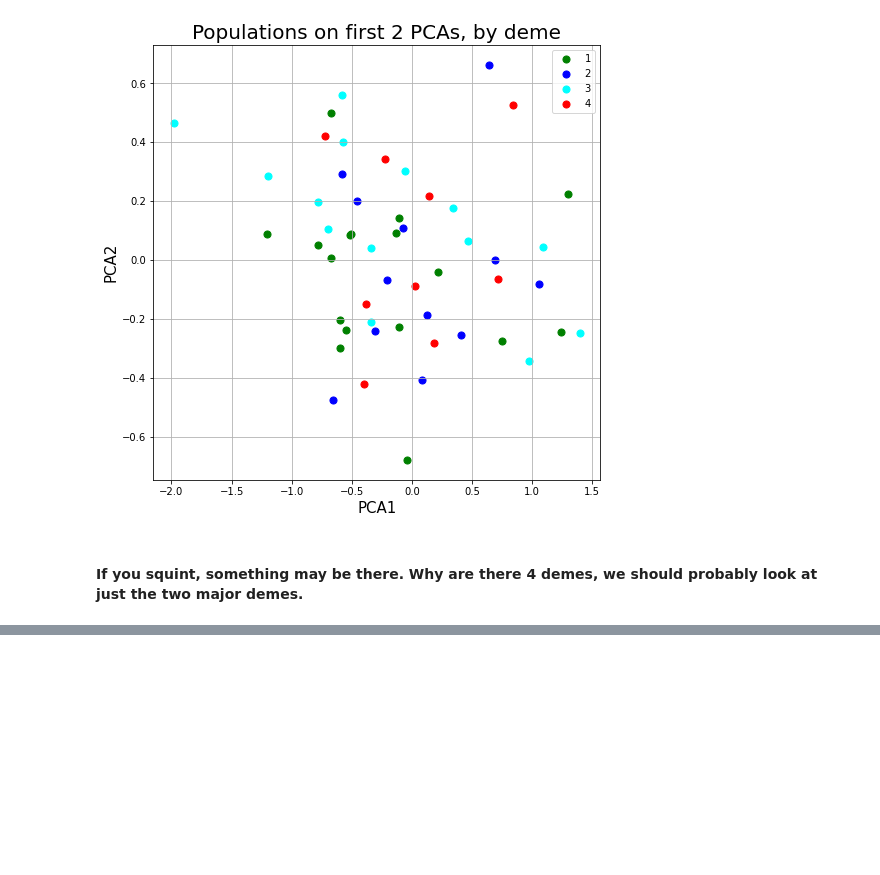
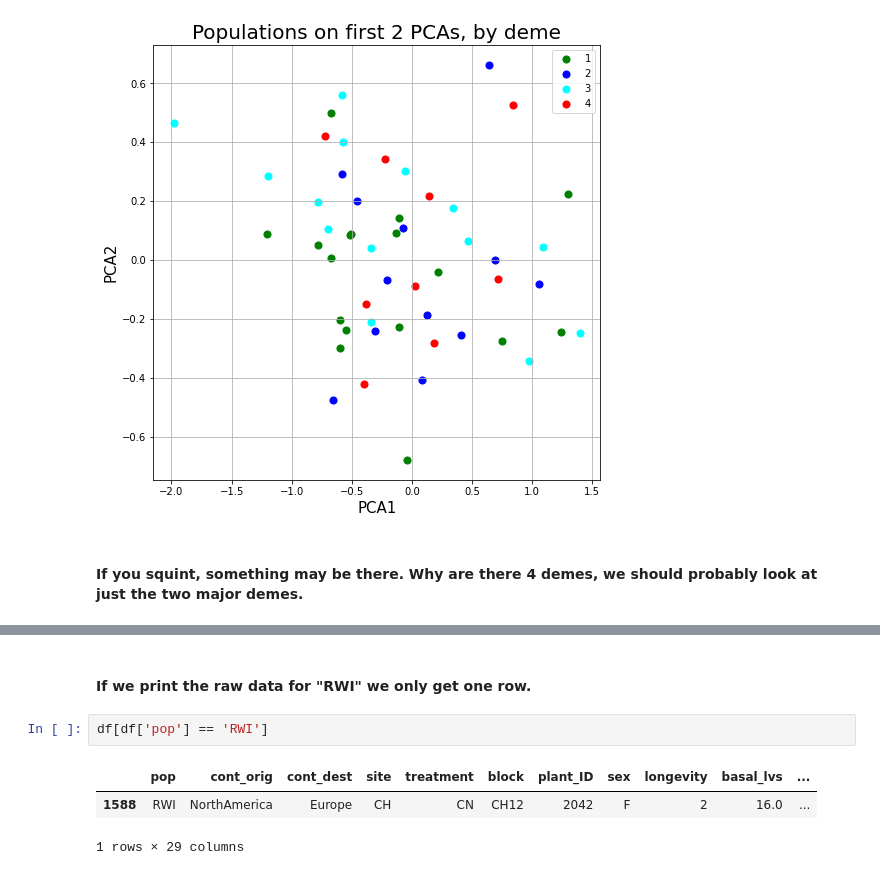
Before and after one commit to taylordouglasr/Silene-Invasive-Data, a Jupyter notebook: analysis/DT_Trait_summaries copy.ipynb, the cells around one changed output, grey strips where cells are left out. Saved outputs shown, nothing was run; the diff lists cells and outputs as text; blank space fills up the shorter version.

Commit message:
Updated Notebook
I also found an error in the data so need to re-work

```diff
--- a/analysis/DT_Trait_summaries copy.ipynb
+++ b/analysis/DT_Trait_summaries copy.ipynb
@@ -306,0 +338,8 @@ ax.grid()
+# %% [markdown]
+#### If we print the raw data for "RWI" we only get one row.
+# %%
+df[df['pop'] == 'RWI']
+# %% [output]
+|  | pop | cont_orig | cont_dest | site | treatment | block | plant_ID | sex | longevity | basal_lvs | ... |
+| 1588 | RWI | NorthAmerica | Europe | CH | CN | CH12 | 2042 | F | 2 | 16.0 | ... |
+1 rows × 29 columns
```
Also changed, not shown: parts of 6 cells of this notebook.
